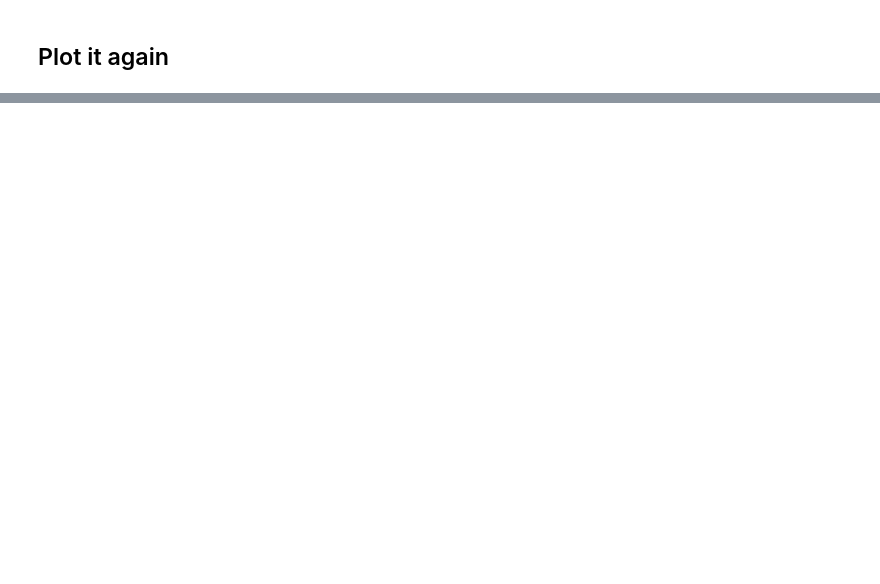
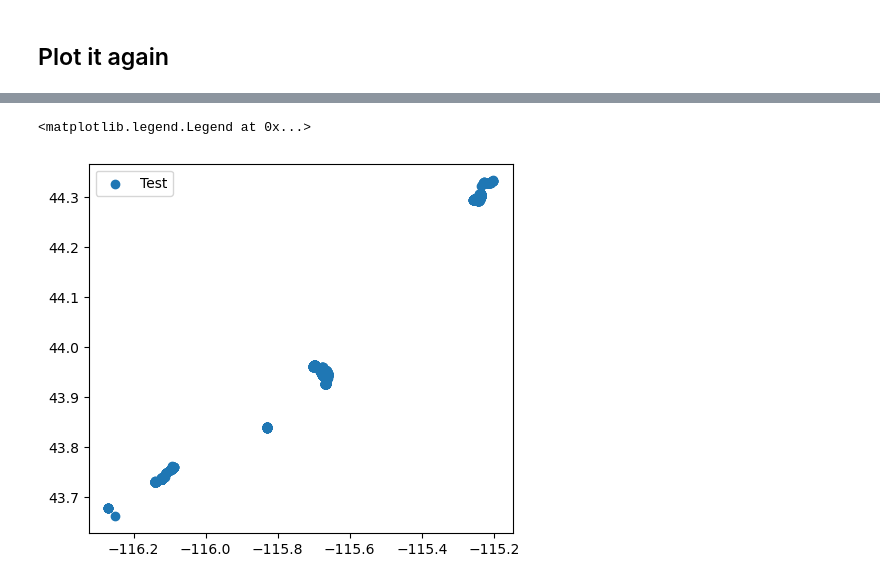
Before and after one commit to mcreelma/Snow_Probes, a Jupyter notebook: Mesa2/Mesa_Data_Reader.ipynb, the cells around one changed output, grey strips where cells are left out. Saved outputs shown, nothing was run; the diff lists cells and outputs as text; code cells hidden in the pictures; blank space fills up the shorter version.

```diff
--- a/Mesa2/Mesa_Data_Reader.ipynb
+++ b/Mesa2/Mesa_Data_Reader.ipynb
@@ -248,0 +250,18 @@ TypeError: no numeric data to plot
+# %%
+# Second Round
+    # # else plot the new ones
+dnew = df[df['Site'] == flight_bound['Name'][6] ]
+# dnew.plot()
+fig = dnew.plot(
+    # ax=ax1[1] ,
+    legend = True,
+    legend_kwds={
+        'bbox_to_anchor': (1, 1.1) , # push the legend off the map
+        'title': 'Source' # Label the legend
+        },
+    )
+ax = plt.gca()
+ax.legend(['Test' , 'test2'])
+# %% [output]
+<matplotlib.legend.Legend at 0x...>
+[figure, added]
```
Also changed, not shown: parts of 7 cells of this notebook, 1 other file.
